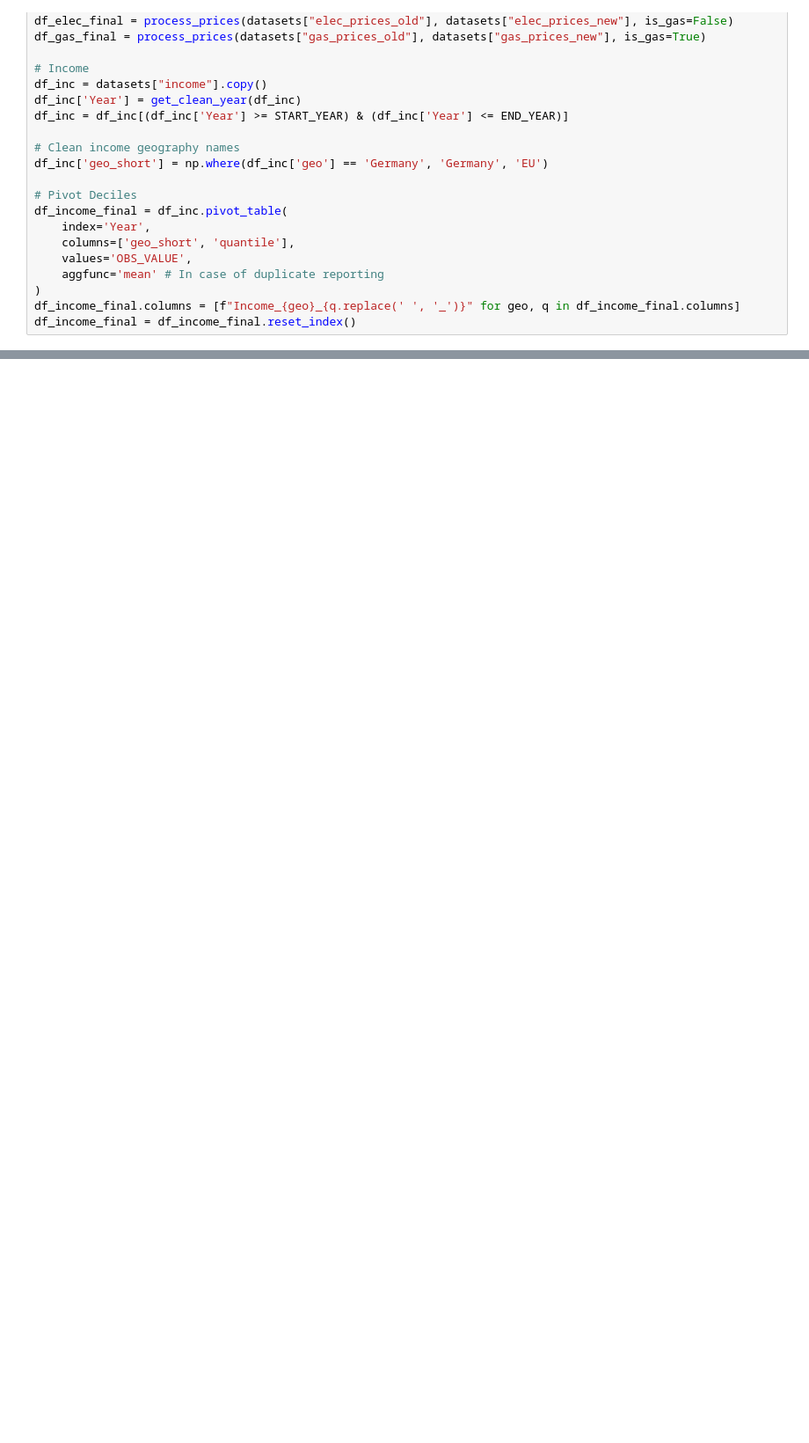
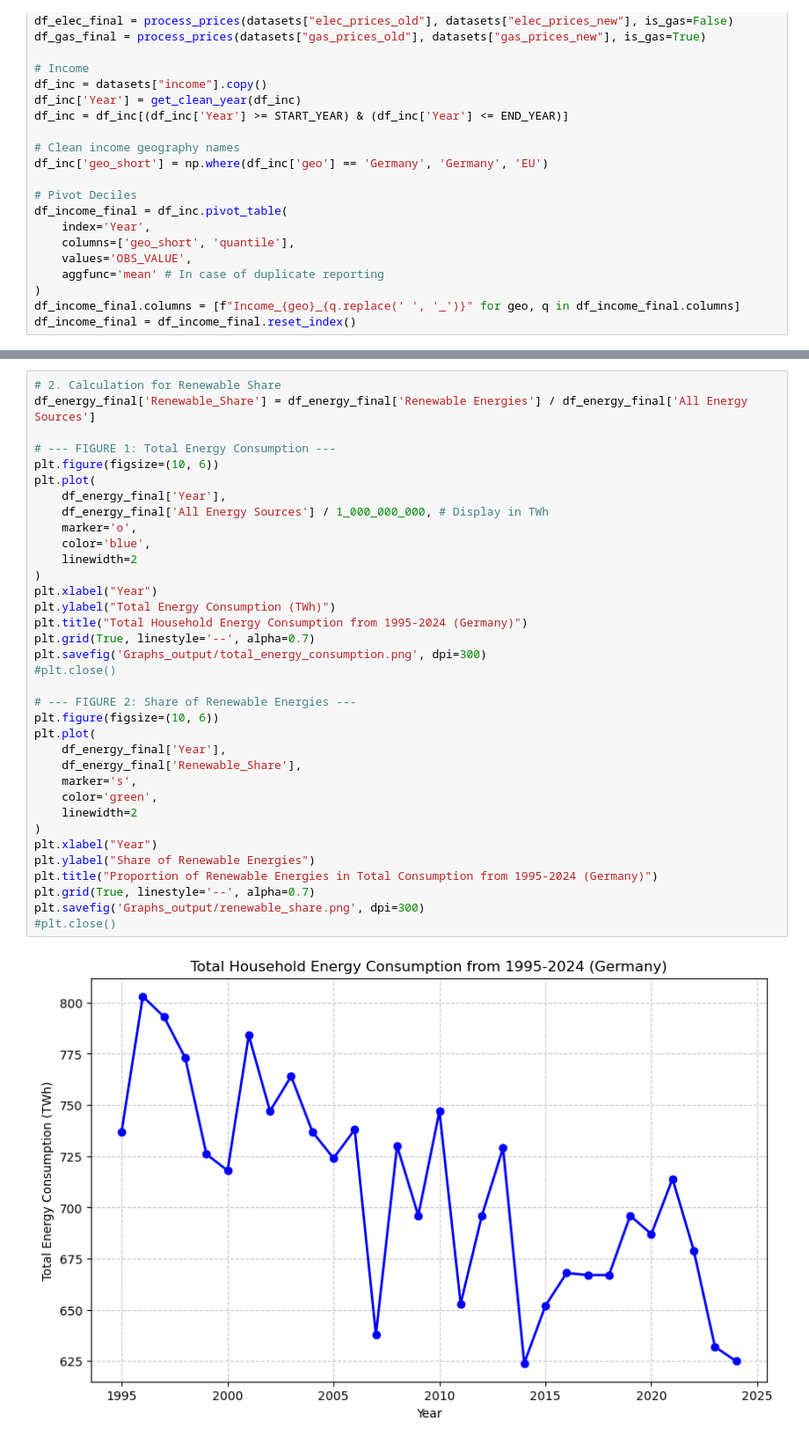
Before and after one commit to maximilianstarp/EnergyPoverty, a Jupyter notebook: src/analysis.ipynb, the cells around one changed output, grey strips where cells are left out. Shown at 88% size. Saved outputs shown, nothing was run; the diff lists cells and outputs as text; blank space fills up the shorter version.

Commit message:
feat: Analysing the first Dataset to determine the change from fossil energy to renewables

```diff
--- a/src/analysis.ipynb
+++ b/src/analysis.ipynb
@@ -246,0 +250,37 @@ df_income_final = df_income_final.reset_index()
+# %%
+# 2. Calculation for Renewable Share
+df_energy_final['Renewable_Share'] = df_energy_final['Renewable Energies'] / df_energy_final['All Energy Sources']
+
+# --- FIGURE 1: Total Energy Consumption ---
+plt.figure(figsize=(10, 6))
+plt.plot(
+    df_energy_final['Year'],
+    df_energy_final['All Energy Sources'] / 1_000_000_000, # Display in TWh
+    marker='o',
+    color='blue',
+    linewidth=2
+)
+plt.xlabel("Year")
+plt.ylabel("Total Energy Consumption (TWh)")
+plt.title("Total Household Energy Consumption from 1995-2024 (Germany)")
+plt.grid(True, linestyle='--', alpha=0.7)
+plt.savefig('Graphs_output/total_energy_consumption.png', dpi=300)
+#plt.close()
+
+# --- FIGURE 2: Share of Renewable Energies ---
+plt.figure(figsize=(10, 6))
+plt.plot(
+    df_energy_final['Year'],
+    df_energy_final['Renewable_Share'],
+    marker='s',
+    color='green',
+    linewidth=2
+)
+plt.xlabel("Year")
+plt.ylabel("Share of Renewable Energies")
+plt.title("Proportion of Renewable Energies in Total Consumption from 1995-2024 (Germany)")
+plt.grid(True, linestyle='--', alpha=0.7)
+plt.savefig('Graphs_output/renewable_share.png', dpi=300)
+#plt.close()
+# %% [output]
+[figure, added]
```
Also changed, not shown: parts of 5 cells of this notebook, 2 other files.
